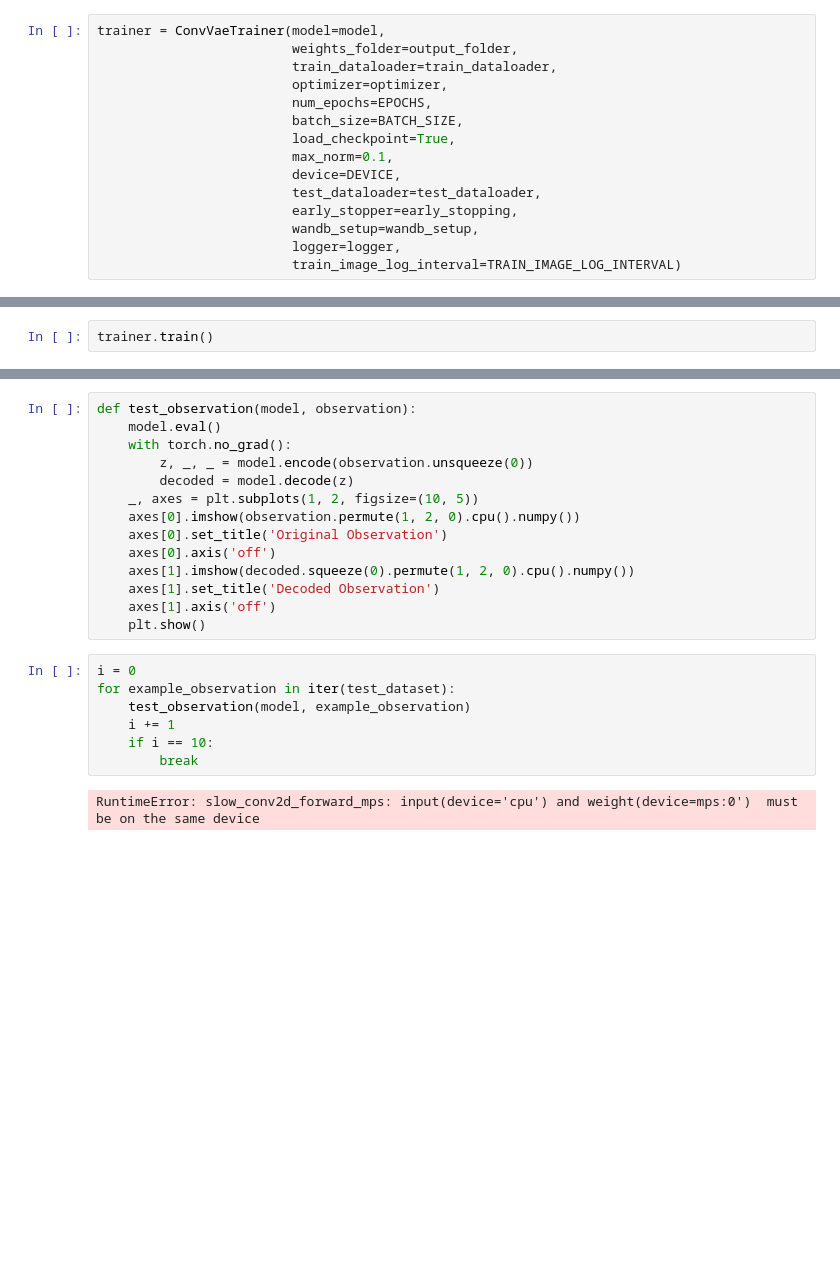
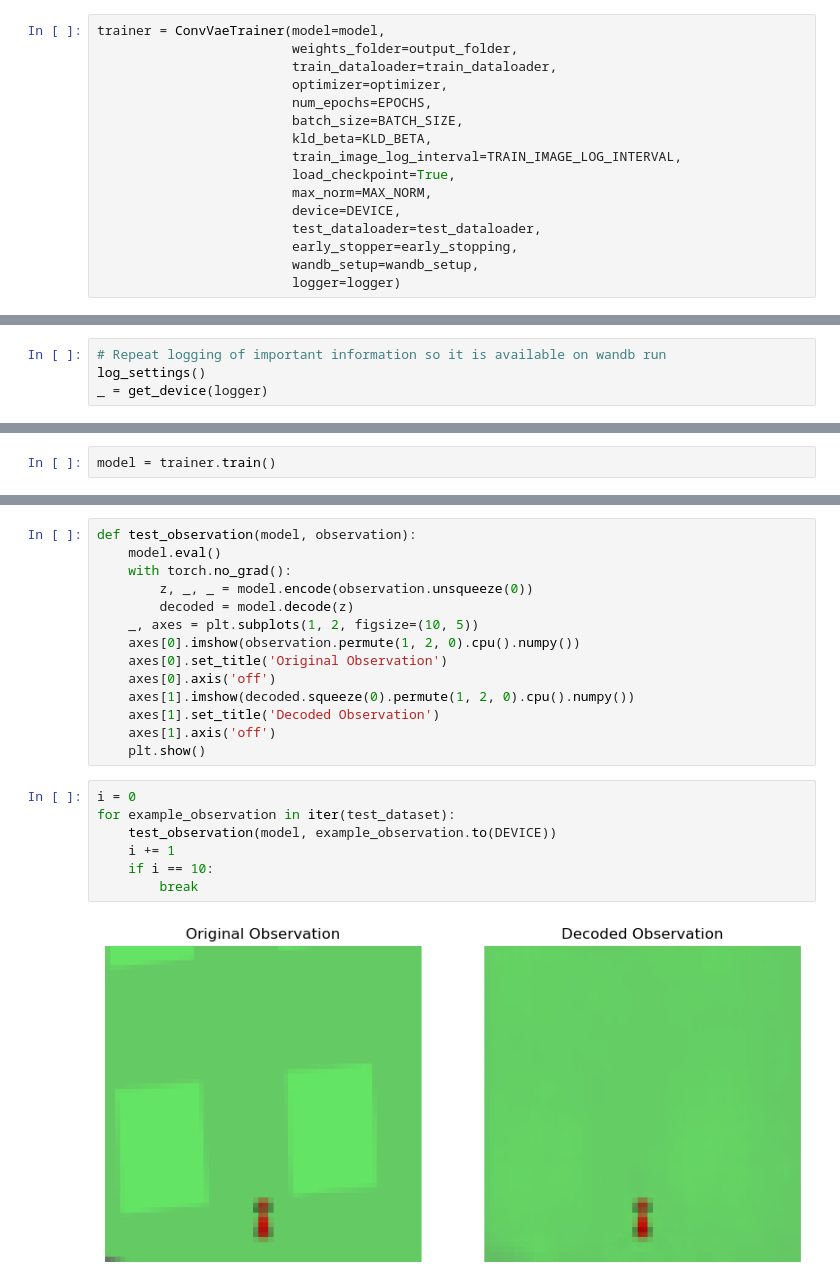
Before and after one commit to caranteecarper/world-models-implementation, a Jupyter notebook: 03-Train_VAE.ipynb, the cells around one changed output, grey strips where cells are left out. Cells and saved outputs as stored; diff of their text form; blank space fills up the shorter version.

Commit message:
feat: organize and improve training

```diff
--- a/03-Train_VAE.ipynb
+++ b/03-Train_VAE.ipynb
@@ -132,12 +179,13 @@ trainer = ConvVaeTrainer(model=model,
                          optimizer=optimizer,
                          num_epochs=EPOCHS,
                          batch_size=BATCH_SIZE,
+                         kld_beta=KLD_BETA,
+                         train_image_log_interval=TRAIN_IMAGE_LOG_INTERVAL,
                          load_checkpoint=True,
-                         max_norm=0.1,
+                         max_norm=MAX_NORM,
                          device=DEVICE,
                          test_dataloader=test_dataloader,
                          early_stopper=early_stopping,
                          wandb_setup=wandb_setup,
-                         logger=logger,
-                         train_image_log_interval=TRAIN_IMAGE_LOG_INTERVAL)
+                         logger=logger)
 # %% [output]
@@ -155,2 +192,0 @@ View run at https://wandb.ai/schhenrique-columbia-university/world-models-paper/
-# %%
-trainer.train()
@@ -174,0 +193,4 @@ trainer.train()
+# %%
+# Repeat logging of important information so it is available on wandb run
+log_settings()
+_ = get_device(logger)
@@ -175,3 +218,5 @@ trainer.train()
+# %%
+model = trainer.train()
 # %% [markdown]
 # Testing
 # %%
@@ -191,9 +236,9 @@ def test_observation(model, observation):
 # %%
 i = 0
 for example_observation in iter(test_dataset):
-    test_observation(model, example_observation)
+    test_observation(model, example_observation.to(DEVICE))
     i += 1
     if i == 10:
         break
 # %% [output]
-RuntimeError: slow_conv2d_forward_mps: input(device='cpu') and weight(device=mps:0')  must be on the same device
+[figure, added]
```
Also changed, not shown: parts of 16 cells of this notebook, 17 other files.
